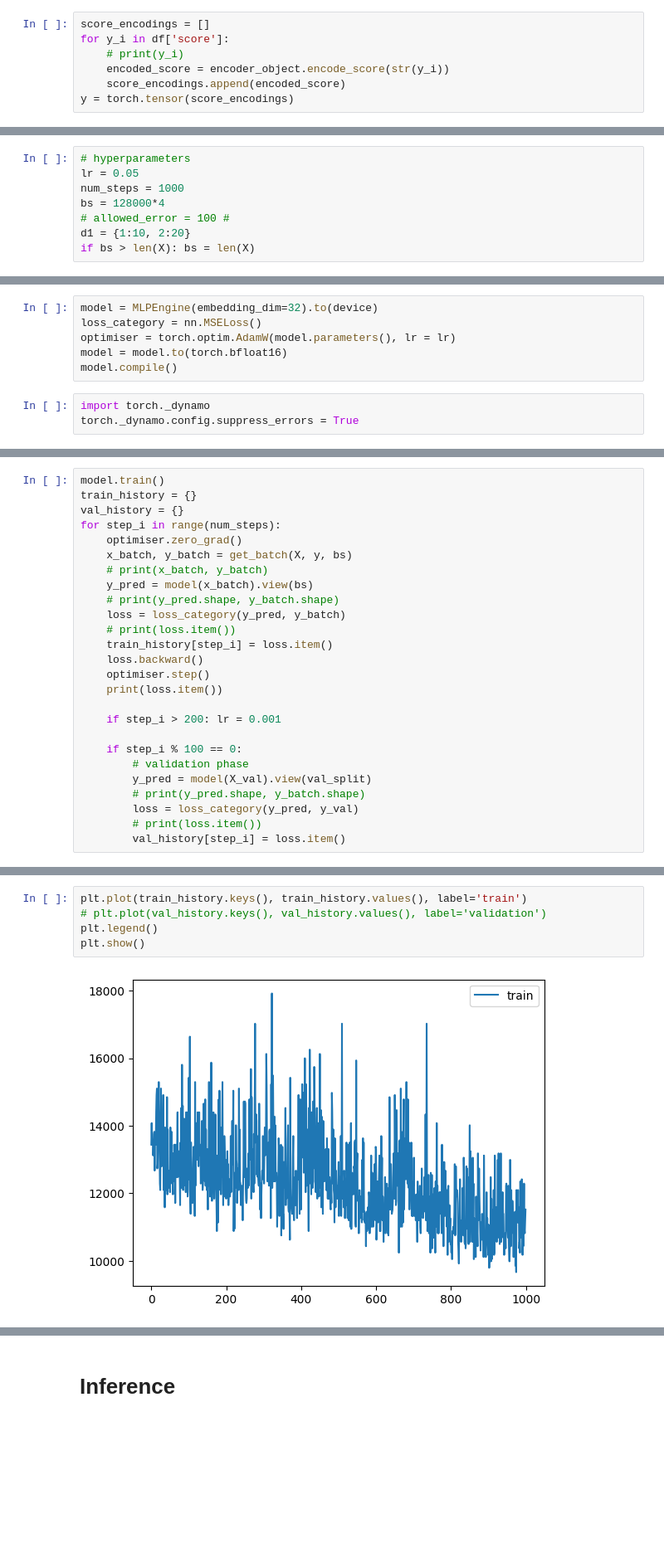
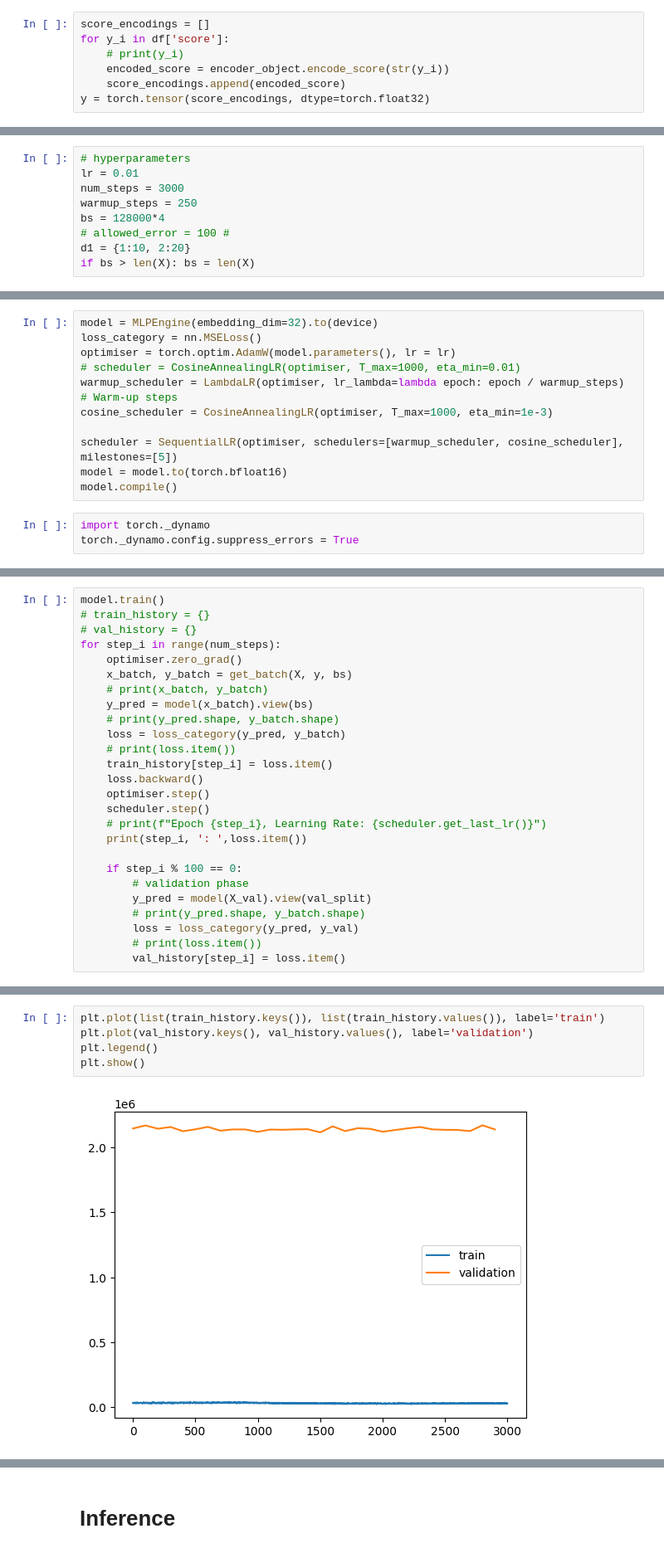
Before and after one commit to Arjun-G-Ravi/AI-Chess, a Jupyter notebook: chessEngineTrainer.ipynb, the cells around one changed output, grey strips where cells are left out. Shown at 83% size. Drawn from its saved outputs; the diff is of its cells as text; blank space fills up the shorter version.

Commit message:
trying cosine scheduler with warmup

```diff
--- a/chessEngineTrainer.ipynb
+++ b/chessEngineTrainer.ipynb
@@ -38,7 +39,7 @@ for y_i in df['score']:
     # print(y_i)
     encoded_score = encoder_object.encode_score(str(y_i))
     score_encodings.append(encoded_score)
-y = torch.tensor(score_encodings)
+y = torch.tensor(score_encodings, dtype=torch.float32)
 # %%
 X.shape, y.shape
 # %% [output]
@@ -72,8 +73,9 @@ y = y[test_split:]
 # Training
 # %%
 # hyperparameters
-lr = 0.05
-num_steps = 1000
+lr = 0.01
+num_steps = 3000
+warmup_steps = 250
 bs = 128000*4
 # allowed_error = 100 #
 d1 = {1:10, 2:20}
@@ -82,6 +87,11 @@ if bs > len(X): bs = len(X)
 model = MLPEngine(embedding_dim=32).to(device)
 loss_category = nn.MSELoss()
 optimiser = torch.optim.AdamW(model.parameters(), lr = lr)
+# scheduler = CosineAnnealingLR(optimiser, T_max=1000, eta_min=0.01)
+warmup_scheduler = LambdaLR(optimiser, lr_lambda=lambda epoch: epoch / warmup_steps) # Warm-up steps
+cosine_scheduler = CosineAnnealingLR(optimiser, T_max=1000, eta_min=1e-3)
+
+scheduler = SequentialLR(optimiser, schedulers=[warmup_scheduler, cosine_scheduler], milestones=[5])
 model = model.to(torch.bfloat16)
 model.compile()
 # %%
@@ -90,7 +103,7 @@ torch._dynamo.config.suppress_errors = True
 # %%
 model.train()
-train_history = {}
-val_history = {}
+# train_history = {}
+# val_history = {}
 for step_i in range(num_steps):
     optimiser.zero_grad()
     x_batch, y_batch = get_batch(X, y, bs)
@@ -102,9 +115,9 @@ for step_i in range(num_steps):
     train_history[step_i] = loss.item()
     loss.backward()
     optimiser.step()
-    print(loss.item())
-
-    if step_i > 200: lr = 0.001
+    scheduler.step()
+    # print(f"Epoch {step_i}, Learning Rate: {scheduler.get_last_lr()}")
+    print(step_i, ': ',loss.item())
 
     if step_i % 100 == 0:
         # validation phase
@@ -134,10 +154,10 @@ for step_i in range(num_steps):
 # %%
-plt.plot(train_history.keys(), train_history.values(), label='train')
-# plt.plot(val_history.keys(), val_history.values(), label='validation')
+plt.plot(list(train_history.keys()), list(train_history.values()), label='train')
+plt.plot(val_history.keys(), val_history.values(), label='validation')
 plt.legend()
 plt.show()
 # %% [output]
-[figure, old version]
+[figure, new version]
 # %%
 '''
 
```
Also changed, not shown: parts of 9 cells of this notebook, 1 other file.
